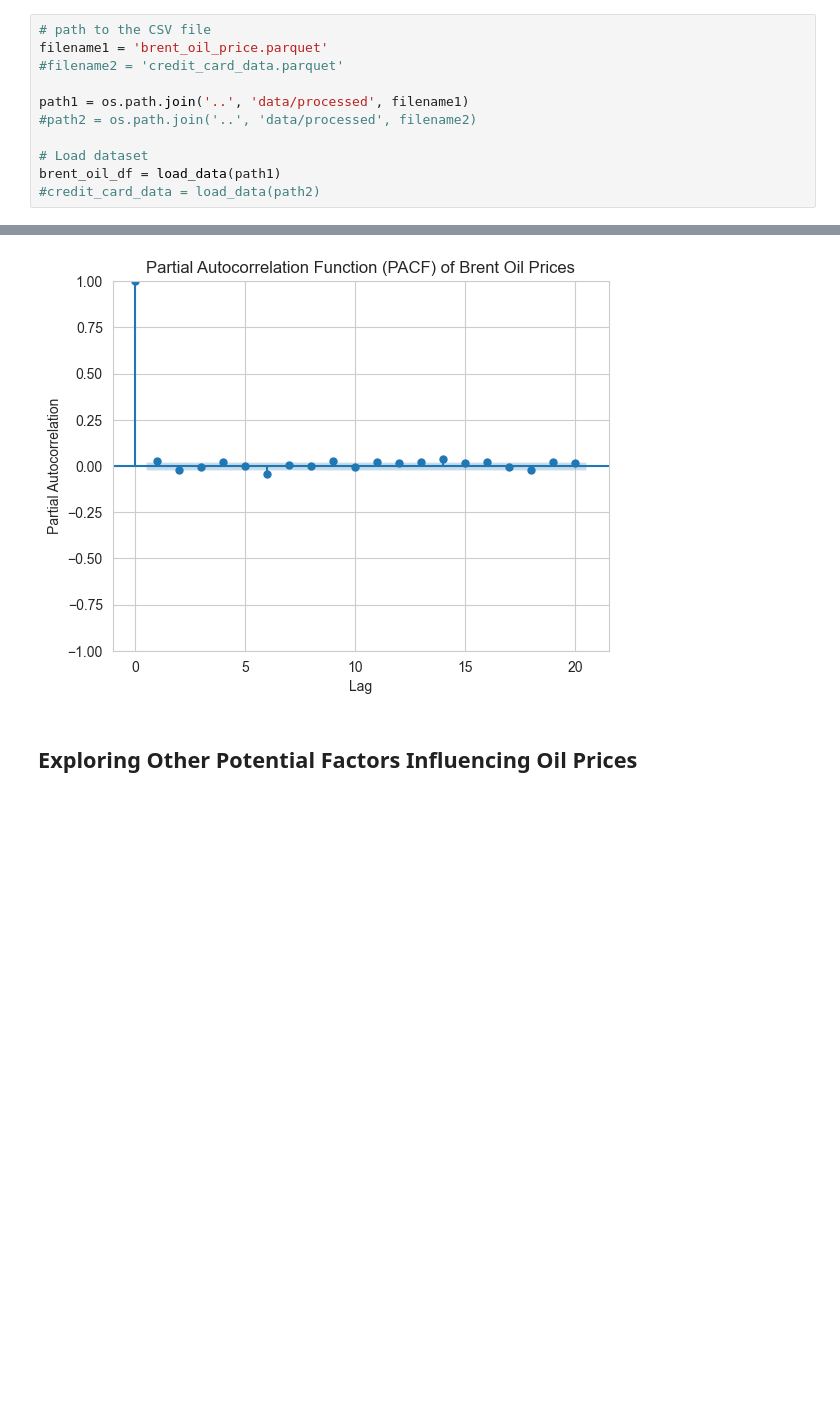
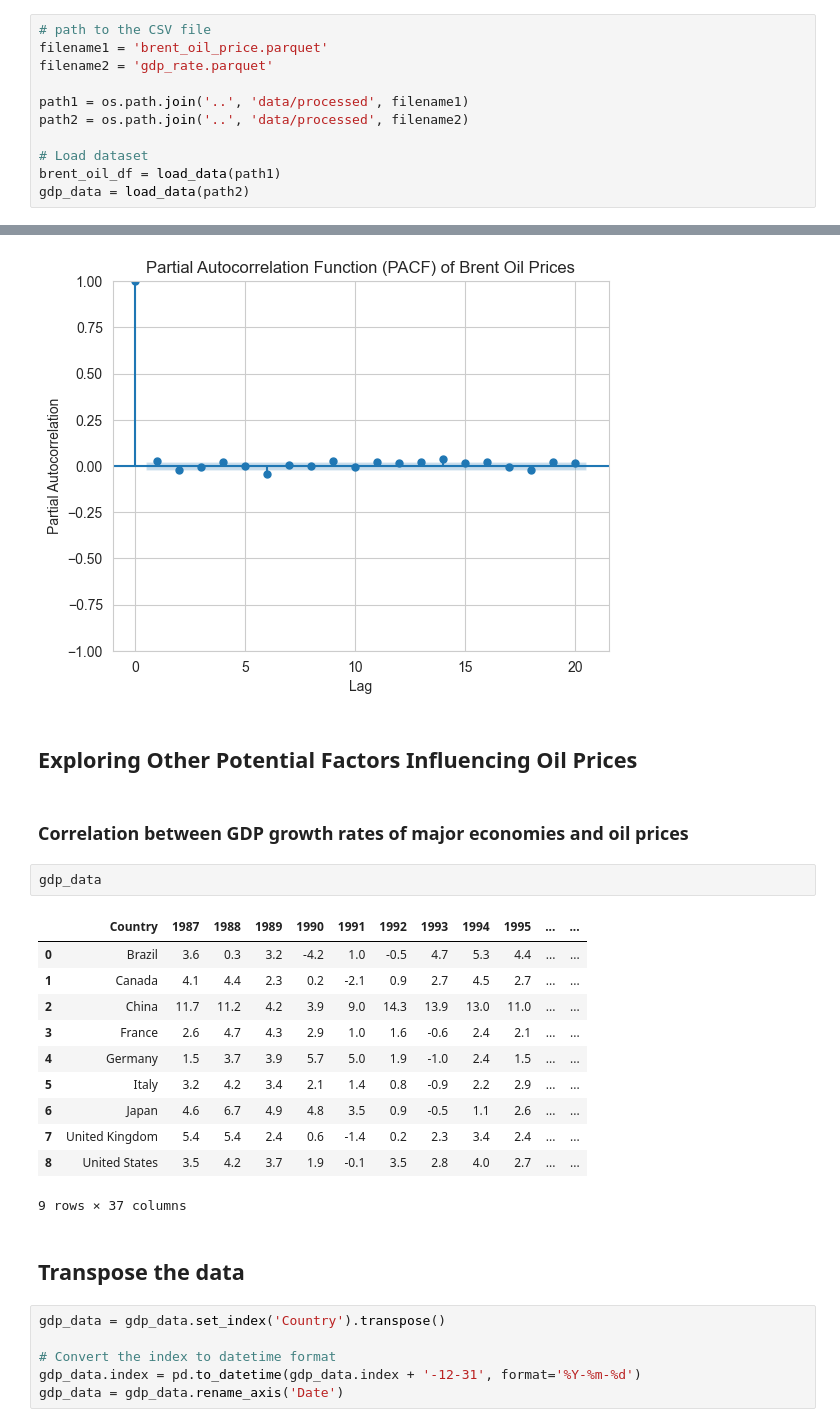
Before and after one commit to Daniel-Andarge/AiML-brent-oil-price-analysis, a Jupyter notebook: notebooks/eda.ipynb, the cells around one changed output, grey strips where cells are left out. Cells and saved outputs as stored; diff of their text form; blank space fills up the shorter version.

Commit message:
Add oil gdp  Correlation

```diff
--- a/notebooks/eda.ipynb
+++ b/notebooks/eda.ipynb
@@ -11,14 +13,14 @@ from eda import *
 # %%
 # path to the CSV file
 filename1 = 'brent_oil_price.parquet'
-#filename2 = 'credit_card_data.parquet'
+filename2 = 'gdp_rate.parquet'
 
 path1 = os.path.join('..', 'data/processed', filename1)
-#path2 = os.path.join('..', 'data/processed', filename2)
+path2 = os.path.join('..', 'data/processed', filename2)
 
 # Load dataset
 brent_oil_df = load_data(path1)
-#credit_card_data = load_data(path2)
+gdp_data = load_data(path2)
 # %% [markdown]
 ## Brent Oil Time Series Plot
 # %%
@@ -68,3 +70,27 @@ visualize_acf_pacf(brent_oil_df, diff_level)
 [figure]
 # %% [markdown]
 ## Exploring Other Potential Factors Influencing Oil Prices
+# %% [markdown]
+### Correlation between GDP growth rates of major economies and oil prices
+# %%
+gdp_data
+# %% [output]
+|  | Country | 1987 | 1988 | 1989 | 1990 | 1991 | 1992 | 1993 | 1994 | 1995 | ... | ... |
+| 0 | Brazil | 3.6 | 0.3 | 3.2 | -4.2 | 1.0 | -0.5 | 4.7 | 5.3 | 4.4 | ... | ... |
+| 1 | Canada | 4.1 | 4.4 | 2.3 | 0.2 | -2.1 | 0.9 | 2.7 | 4.5 | 2.7 | ... | ... |
+| 2 | China | 11.7 | 11.2 | 4.2 | 3.9 | 9.0 | 14.3 | 13.9 | 13.0 | 11.0 | ... | ... |
+| 3 | France | 2.6 | 4.7 | 4.3 | 2.9 | 1.0 | 1.6 | -0.6 | 2.4 | 2.1 | ... | ... |
+| 4 | Germany | 1.5 | 3.7 | 3.9 | 5.7 | 5.0 | 1.9 | -1.0 | 2.4 | 1.5 | ... | ... |
+| 5 | Italy | 3.2 | 4.2 | 3.4 | 2.1 | 1.4 | 0.8 | -0.9 | 2.2 | 2.9 | ... | ... |
+| 6 | Japan | 4.6 | 6.7 | 4.9 | 4.8 | 3.5 | 0.9 | -0.5 | 1.1 | 2.6 | ... | ... |
+| 7 | United Kingdom | 5.4 | 5.4 | 2.4 | 0.6 | -1.4 | 0.2 | 2.3 | 3.4 | 2.4 | ... | ... |
+| 8 | United States | 3.5 | 4.2 | 3.7 | 1.9 | -0.1 | 3.5 | 2.8 | 4.0 | 2.7 | ... | ... |
+9 rows × 37 columns
+# %% [markdown]
+## Transpose the data
+# %%
+gdp_data = gdp_data.set_index('Country').transpose()
+
+# Convert the index to datetime format
+gdp_data.index = pd.to_datetime(gdp_data.index + '-12-31', format='%Y-%m-%d')
+gdp_data = gdp_data.rename_axis('Date')
```
Also changed, not shown: parts of 9 cells of this notebook, 2 other files.
